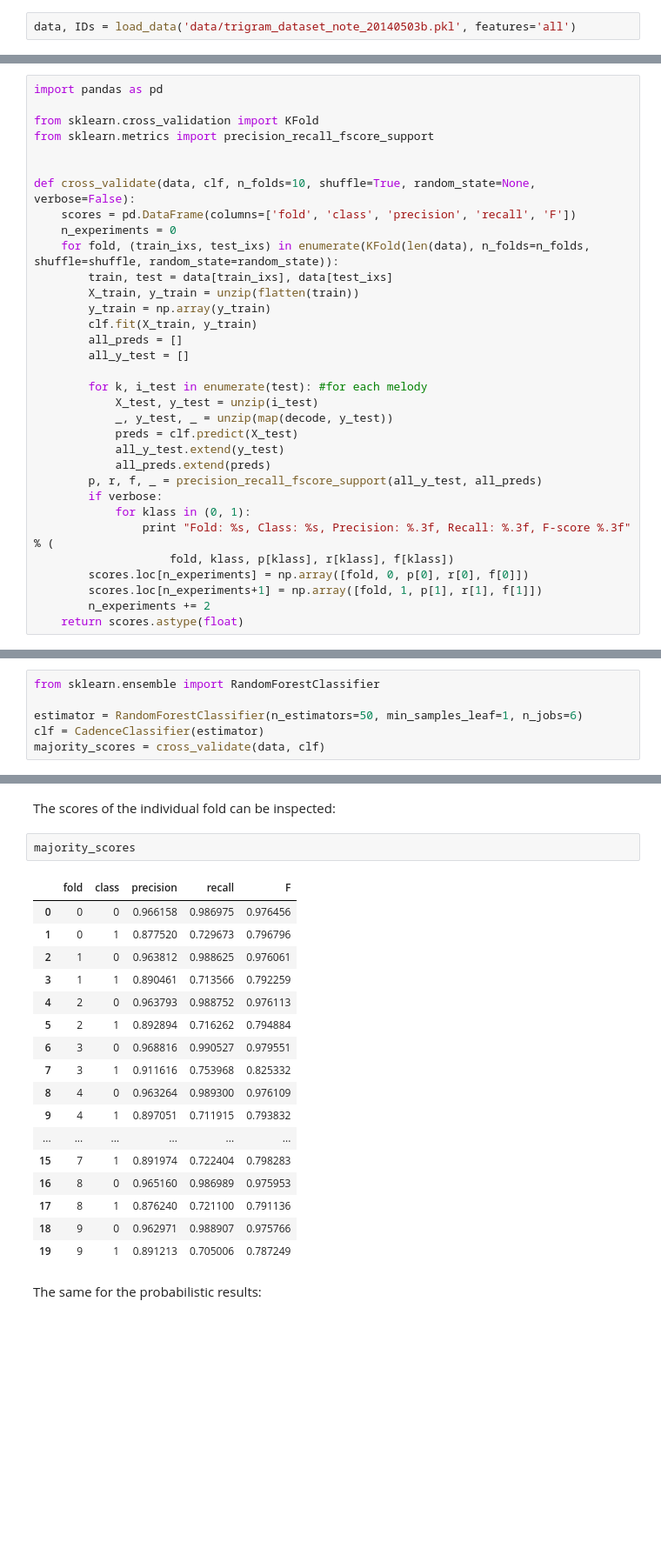
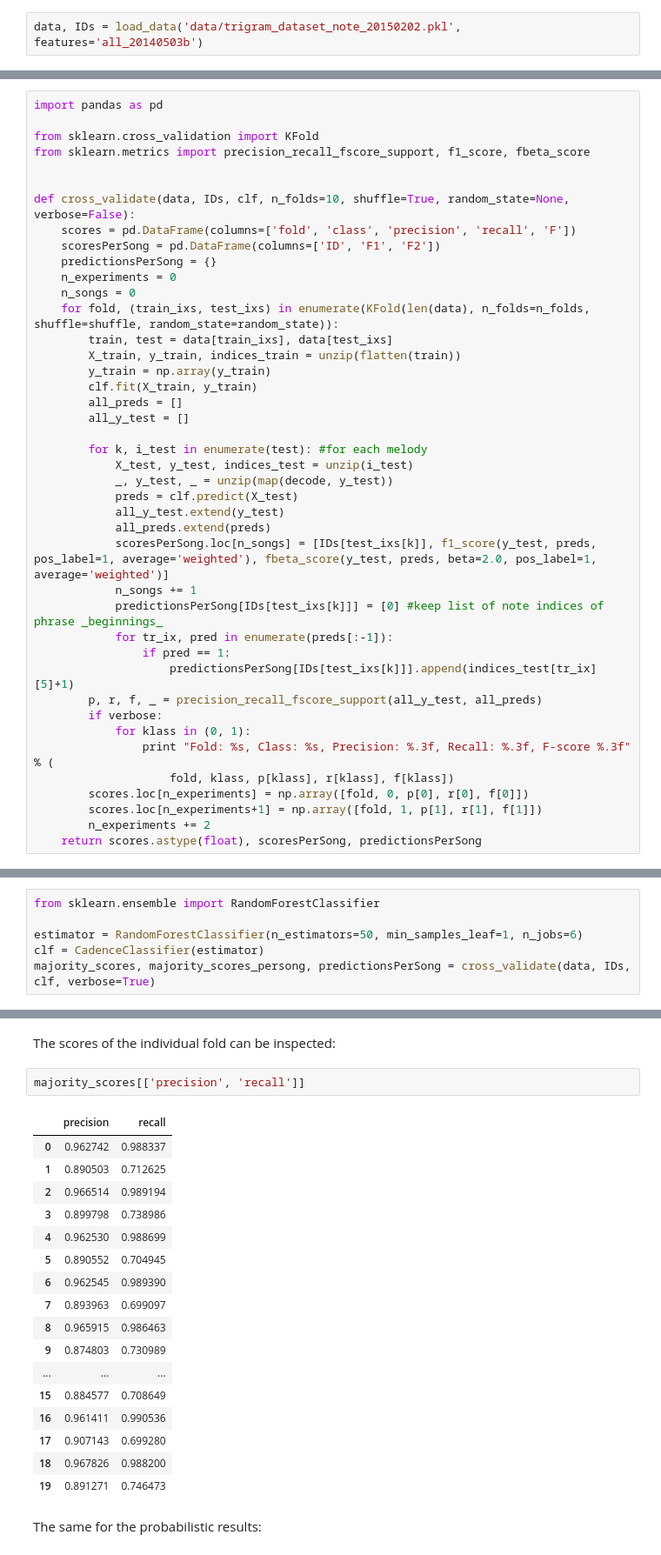
Before and after one commit to fbkarsdorp/cadence-detection, a Jupyter notebook: experiments.ipynb, the cells around one changed output, grey strips where cells are left out. Shown at 87% size. Drawn from its saved outputs; the diff is of its cells as text; blank space fills up the shorter version.

```diff
--- a/experiments.ipynb
+++ b/experiments.ipynb
@@ -10,6 +14,6 @@ from cadencer import unzip, flatten, decode
 # %% [markdown]
 Next we use the function `load_data` to load the data with all features extracted into the namespace.
 # %%
-data, IDs = load_data('data/trigram_dataset_note_20140503b.pkl', features='all')
+data, IDs = load_data('data/trigram_dataset_note_20150202.pkl', features='all_20140503b')
 # %% [markdown]
 The following function performs $n$-fold cross-validation on the dataset. It takes as argument the data loaded with the `load_data` function as well as an instance of the `CadenceClassifier`.
@@ -17,26 +25,35 @@ The following function performs $n$-fold cross-validation on the dataset. It tak
 import pandas as pd
 
 from sklearn.cross_validation import KFold
-from sklearn.metrics import precision_recall_fscore_support
+from sklearn.metrics import precision_recall_fscore_support, f1_score, fbeta_score
 
 
-def cross_validate(data, clf, n_folds=10, shuffle=True, random_state=None, verbose=False):
+def cross_validate(data, IDs, clf, n_folds=10, shuffle=True, random_state=None, verbose=False):
     scores = pd.DataFrame(columns=['fold', 'class', 'precision', 'recall', 'F'])
+    scoresPerSong = pd.DataFrame(columns=['ID', 'F1', 'F2'])
+    predictionsPerSong = {}
     n_experiments = 0
+    n_songs = 0
     for fold, (train_ixs, test_ixs) in enumerate(KFold(len(data), n_folds=n_folds, shuffle=shuffle, random_state=random_state)):
         train, test = data[train_ixs], data[test_ixs]
-        X_train, y_train = unzip(flatten(train))
+        X_train, y_train, indices_train = unzip(flatten(train))
         y_train = np.array(y_train)
         clf.fit(X_train, y_train)
         all_preds = []
         all_y_test = []
 
         for k, i_test in enumerate(test): #for each melody
-            X_test, y_test = unzip(i_test)
+            X_test, y_test, indices_test = unzip(i_test)
             _, y_test, _ = unzip(map(decode, y_test))
             preds = clf.predict(X_test)
             all_y_test.extend(y_test)
             all_preds.extend(preds)
+            scoresPerSong.loc[n_songs] = [IDs[test_ixs[k]], f1_score(y_test, preds, pos_label=1, average='weighted'), fbeta_score(y_test, preds, beta=2.0, pos_label=1, average='weighted')]
+            n_songs += 1
+            predictionsPerSong[IDs[test_ixs[k]]] = [0] #keep list of note indices of phrase _beginnings_
+            for tr_ix, pred in enumerate(preds[:-1]):
+                if pred == 1:
+                    predictionsPerSong[IDs[test_ixs[k]]].append(indices_test[tr_ix][5]+1)
         p, r, f, _ = precision_recall_fscore_support(all_y_test, all_preds)
         if verbose:
             for klass in (0, 1):
@@ -45,7 +62,7 @@ def cross_validate(data, clf, n_folds=10, shuffle=True, random_state=None, verbo
         scores.loc[n_experiments] = np.array([fold, 0, p[0], r[0], f[0]])
         scores.loc[n_experiments+1] = np.array([fold, 1, p[1], r[1], f[1]])
         n_experiments += 2
-    return scores.astype(float)
+    return scores.astype(float), scoresPerSong, predictionsPerSong
 # %% [markdown]
 We use a Random Forest Classifier as implemented in scikit-learn. The `CadenceClassifier` allows to specify the kind of label trigram prediction to perform. This can be `majority` or `weighted`. `majority` uses a majority voting system over the trigrams. `weighted` uses a weighted voting system based on the prediction probabilities of the label trigrams.
 
@@ -55,4 +72,4 @@ from sklearn.ensemble import RandomForestClassifier
 
 estimator = RandomForestClassifier(n_estimators=50, min_samples_leaf=1, n_jobs=6)
 clf = CadenceClassifier(estimator)
-majority_scores = cross_validate(data, clf)
+majority_scores, majority_scores_persong, predictionsPerSong = cross_validate(data, IDs, clf, verbose=True)
@@ -65,25 +205,25 @@ proba_scores = cross_validate(data, clf)
 # %% [markdown]
 The scores of the individual fold can be inspected:
 # %%
-majority_scores
+majority_scores[['precision', 'recall']]
 # %% [output]
-|  | fold | class | precision | recall | F |
-| 0 | 0 | 0 | 0.966158 | 0.986975 | 0.976456 |
-| 1 | 0 | 1 | 0.877520 | 0.729673 | 0.796796 |
-| 2 | 1 | 0 | 0.963812 | 0.988625 | 0.976061 |
-| 3 | 1 | 1 | 0.890461 | 0.713566 | 0.792259 |
-| 4 | 2 | 0 | 0.963793 | 0.988752 | 0.976113 |
-| 5 | 2 | 1 | 0.892894 | 0.716262 | 0.794884 |
-| 6 | 3 | 0 | 0.968816 | 0.990527 | 0.979551 |
-| 7 | 3 | 1 | 0.911616 | 0.753968 | 0.825332 |
-| 8 | 4 | 0 | 0.963264 | 0.989300 | 0.976109 |
-| 9 | 4 | 1 | 0.897051 | 0.711915 | 0.793832 |
-| ... | ... | ... | ... | ... | ... |
-| 15 | 7 | 1 | 0.891974 | 0.722404 | 0.798283 |
-| 16 | 8 | 0 | 0.965160 | 0.986989 | 0.975953 |
-| 17 | 8 | 1 | 0.876240 | 0.721100 | 0.791136 |
-| 18 | 9 | 0 | 0.962971 | 0.988907 | 0.975766 |
-| 19 | 9 | 1 | 0.891213 | 0.705006 | 0.787249 |
+|  | precision | recall |
+| 0 | 0.962742 | 0.988337 |
+| 1 | 0.890503 | 0.712625 |
+| 2 | 0.966514 | 0.989194 |
+| 3 | 0.899798 | 0.738986 |
+| 4 | 0.962530 | 0.988699 |
+| 5 | 0.890552 | 0.704945 |
+| 6 | 0.962545 | 0.989390 |
+| 7 | 0.893963 | 0.699097 |
+| 8 | 0.965915 | 0.986463 |
+| 9 | 0.874803 | 0.730989 |
+| ... | ... | ... |
+| 15 | 0.884577 | 0.708649 |
+| 16 | 0.961411 | 0.990536 |
+| 17 | 0.907143 | 0.699280 |
+| 18 | 0.967826 | 0.988200 |
+| 19 | 0.891271 | 0.746473 |
 # %% [markdown]
 The same for the probabilistic results:
 # %%
```
Also changed, not shown: parts of 18 cells of this notebook, 7 other files.
